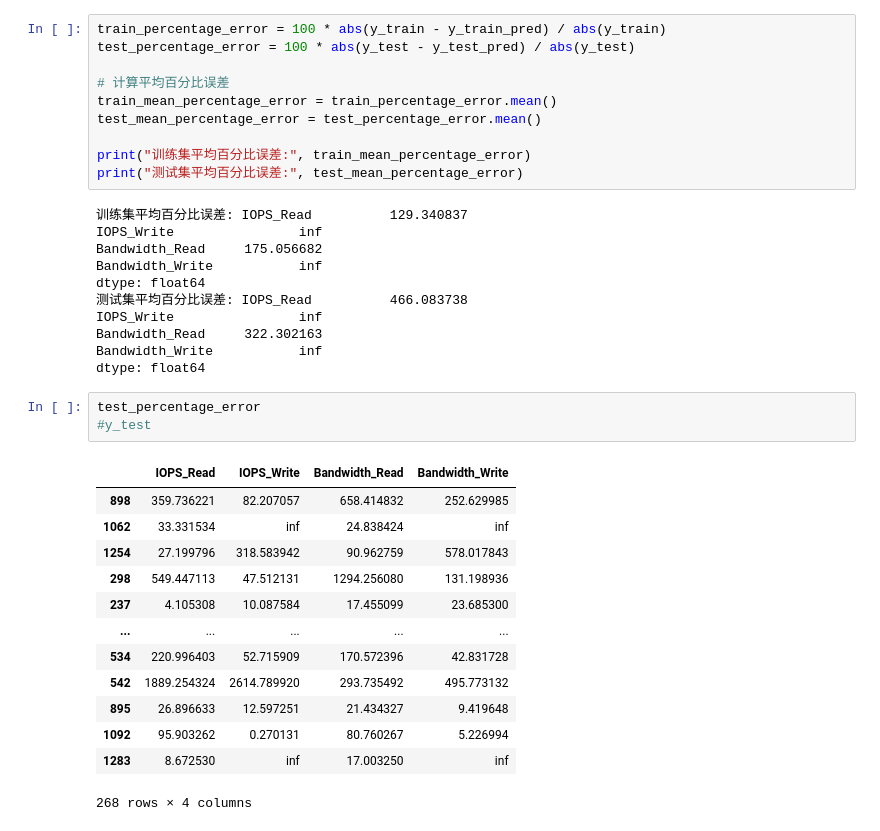
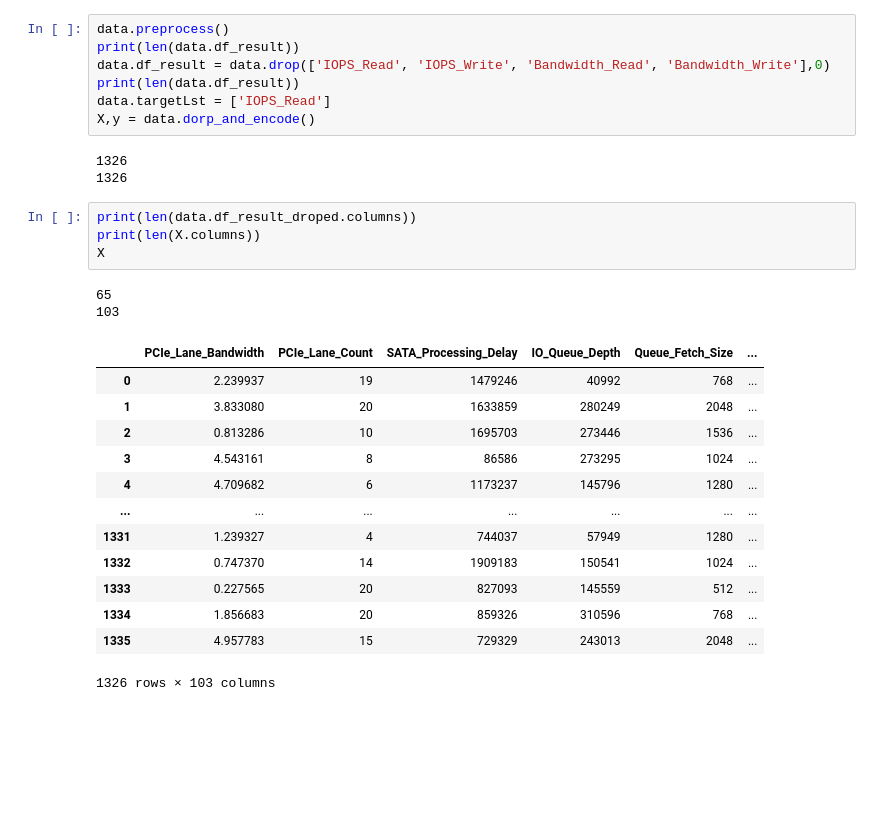
Before and after one commit to houchuanhao/MQSim, a Jupyter notebook: script/temp/mian.ipynb, the cells around one changed output. Drawn from its saved outputs; the diff is of its cells as text; blank space fills up the shorter version.

```diff
--- a/script/temp/mian.ipynb
+++ b/script/temp/mian.ipynb
@@ -64,38 +12,30 @@ print("测试集均方误差:", test_mse)
-# %%
-train_percentage_error = 100 * abs(y_train - y_train_pred) / abs(y_train)
-test_percentage_error = 100 * abs(y_test - y_test_pred) / abs(y_test)
-
-# 计算平均百分比误差
-train_mean_percentage_error = train_percentage_error.mean()
-test_mean_percentage_error = test_percentage_error.mean()
-
-print("训练集平均百分比误差:", train_mean_percentage_error)
-print("测试集平均百分比误差:", test_mean_percentage_error)
-# %% [output]
-训练集平均百分比误差: IOPS_Read          129.340837
-IOPS_Write                inf
-Bandwidth_Read     175.056682
-Bandwidth_Write           inf
-dtype: float64
-测试集平均百分比误差: IOPS_Read          466.083738
-IOPS_Write                inf
-Bandwidth_Read     322.302163
-Bandwidth_Write           inf
-dtype: float64
-# %%
-test_percentage_error
-#y_test
-# %% [output]
-|  | IOPS_Read | IOPS_Write | Bandwidth_Read | Bandwidth_Write |
-| 898 | 359.736221 | 82.207057 | 658.414832 | 252.629985 |
-| 1062 | 33.331534 | inf | 24.838424 | inf |
-| 1254 | 27.199796 | 318.583942 | 90.962759 | 578.017843 |
-| 298 | 549.447113 | 47.512131 | 1294.256080 | 131.198936 |
-| 237 | 4.105308 | 10.087584 | 17.455099 | 23.685300 |
-| ... | ... | ... | ... | ... |
-| 534 | 220.996403 | 52.715909 | 170.572396 | 42.831728 |
-| 542 | 1889.254324 | 2614.789920 | 293.735492 | 495.773132 |
-| 895 | 26.896633 | 12.597251 | 21.434327 | 9.419648 |
-| 1092 | 95.903262 | 0.270131 | 80.760267 | 5.226994 |
-| 1283 | 8.672530 | inf | 17.003250 | inf |
-268 rows × 4 columns
+# %%
+data.preprocess()
+print(len(data.df_result))
+data.df_result = data.drop(['IOPS_Read', 'IOPS_Write', 'Bandwidth_Read', 'Bandwidth_Write'],0)
+print(len(data.df_result))
+data.targetLst = ['IOPS_Read']
+X,y = data.dorp_and_encode()
+# %% [output]
+1326
+1326
+# %%
+print(len(data.df_result_droped.columns))
+print(len(X.columns))
+X
+# %% [output]
+65
+103
+|  | PCIe_Lane_Bandwidth | PCIe_Lane_Count | SATA_Processing_Delay | IO_Queue_Depth | Queue_Fetch_Size | ... |
+| 0 | 2.239937 | 19 | 1479246 | 40992 | 768 | ... |
+| 1 | 3.833080 | 20 | 1633859 | 280249 | 2048 | ... |
+| 2 | 0.813286 | 10 | 1695703 | 273446 | 1536 | ... |
+| 3 | 4.543161 | 8 | 86586 | 273295 | 1024 | ... |
+| 4 | 4.709682 | 6 | 1173237 | 145796 | 1280 | ... |
+| ... | ... | ... | ... | ... | ... | ... |
+| 1331 | 1.239327 | 4 | 744037 | 57949 | 1280 | ... |
+| 1332 | 0.747370 | 14 | 1909183 | 150541 | 1024 | ... |
+| 1333 | 0.227565 | 20 | 827093 | 145559 | 512 | ... |
+| 1334 | 1.856683 | 20 | 859326 | 310596 | 768 | ... |
+| 1335 | 4.957783 | 15 | 729329 | 243013 | 2048 | ... |
+1326 rows × 103 columns
```
Also changed, not shown: parts of 10 cells of this notebook, 3 other files.
